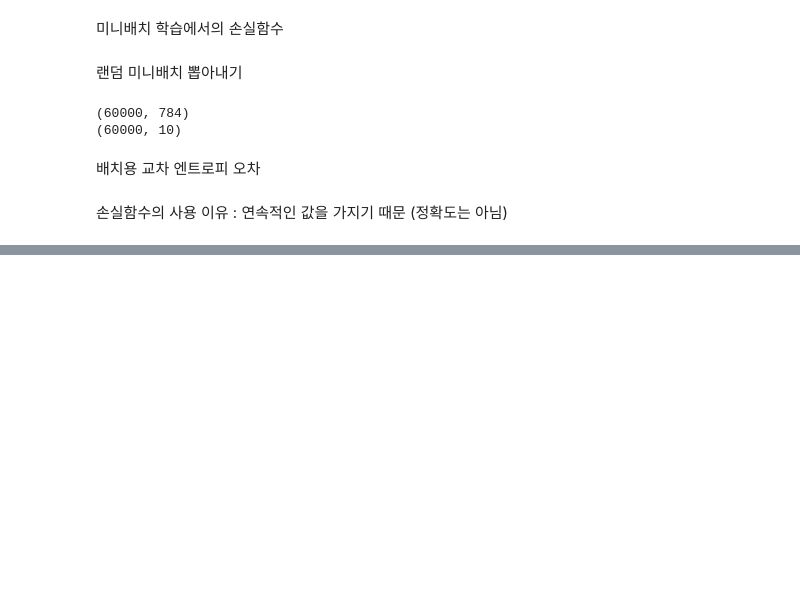
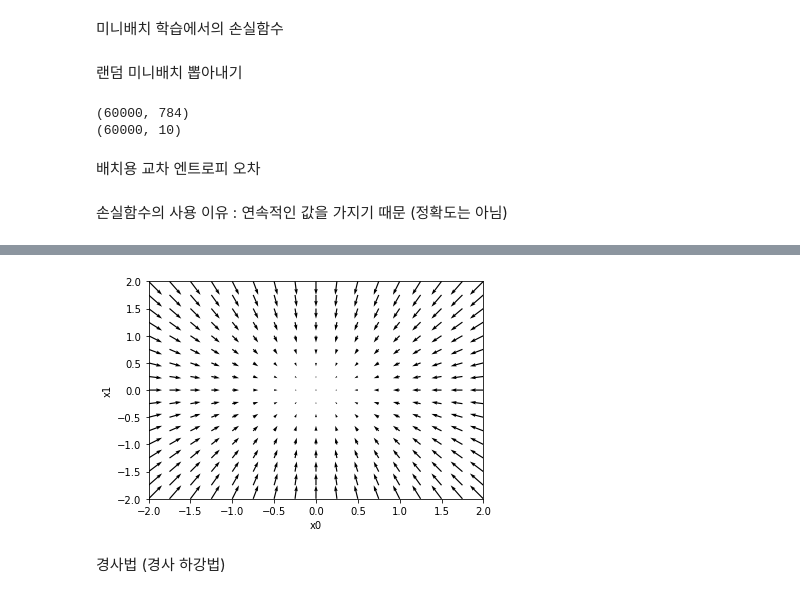
Before and after one commit to sechiyo97/study-deep-learning, a Jupyter notebook: deeplearning_ch4_0528.ipynb, the cells around one changed output, grey strips where cells are left out. Saved outputs shown, nothing was run; the diff lists cells and outputs as text; code cells hidden in the pictures; blank space fills up the shorter version.

```diff
--- a/deeplearning_ch4_0528.ipynb
+++ b/deeplearning_ch4_0528.ipynb
@@ -78,0 +138,40 @@ def cross_entropy_error(y,t):
+# %%
+def numerical_gradient(f,x):
+  h = 1e-4 # 0.0001n
+  grad = np.zeros_like(x) # x와 형상이 같은 배열을 생성
+
+  for idx in range(len(x)):
+    tmp_val = x[idx]
+
+    # f(x+h) 계산
+    x[idx] = tmp_val + h
+    fxh1 = f(x)
+
+    # f(x-h) 계산
+    x[idx] = tmp_val - h
+    fxh2 = f(x)
+
+    grad[idx] = (fxh1 - fxh2) / (2*h)
+    x[idx] = tmp_val # 값 복원
+
+  return grad
+# %%
+# 각 장소에서 함수의 출력 값을 가장 크게 줄이는 방향이 표시됨
+
+x1 = np.arange(-2,2.2,0.25)
+x2 = np.arange(-2,2.2,0.25)
+x,y = np.meshgrid(x1,x2)
+
+u, v = -numerical_gradient(function_2, np.array([x, y]))
+#print(u)
+
+plt.quiver(x,y,u,v)
+plt.xlabel("x0")
+plt.ylabel("x1")
+plt.xlim(-2,2)
+plt.ylim(-2,2)
+plt.show()
+# %% [output]
+[figure, added]
+# %% [markdown]
+경사법 (경사 하강법)
```
Also changed, not shown: parts of 6 cells of this notebook.
